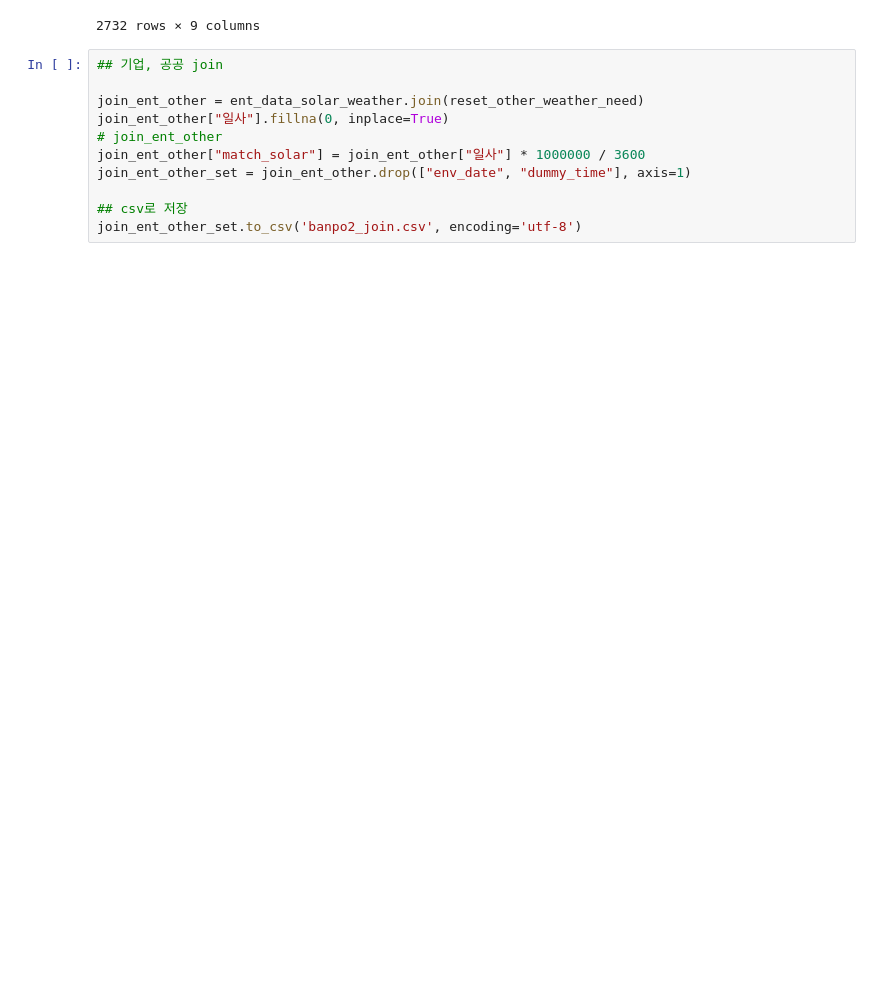
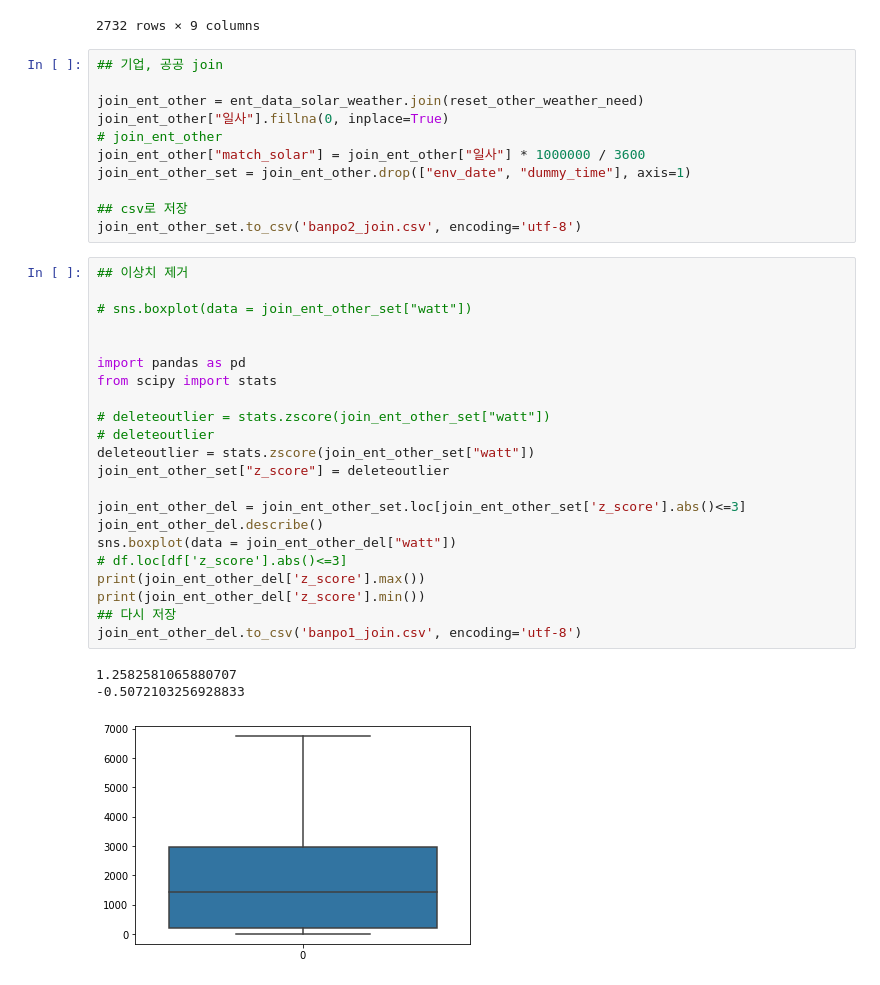
Before and after one commit to Baeseongbeen/Enittproj, a Jupyter notebook: Enitt/diff_반포써밋2.ipynb, the cells around one changed output. Cells and saved outputs as stored; diff of their text form; blank space fills up the shorter version.

```diff
--- a/Enitt/diff_반포써밋2.ipynb
+++ b/Enitt/diff_반포써밋2.ipynb
@@ -265,4 +265,30 @@ join_ent_other_set = join_ent_other.drop(["env_date", "dummy_time"], axis=1)
 
 ## csv로 저장
 join_ent_other_set.to_csv('banpo2_join.csv', encoding='utf-8')
+# %%
+## 이상치 제거
+
+# sns.boxplot(data = join_ent_other_set["watt"])
+
+
+import pandas as pd
+from scipy import stats
+
+# deleteoutlier = stats.zscore(join_ent_other_set["watt"])
+# deleteoutlier
+deleteoutlier = stats.zscore(join_ent_other_set["watt"])
+join_ent_other_set["z_score"] = deleteoutlier
+
+join_ent_other_del = join_ent_other_set.loc[join_ent_other_set['z_score'].abs()<=3]
+join_ent_other_del.describe()
+sns.boxplot(data = join_ent_other_del["watt"])
+# df.loc[df['z_score'].abs()<=3]
+print(join_ent_other_del['z_score'].max())
+print(join_ent_other_del['z_score'].min())
+## 다시 저장
+join_ent_other_del.to_csv('banpo1_join.csv', encoding='utf-8')
+# %% [output]
+1.2582581065880707
+-0.5072103256928833
+[figure, added]
 # %%
```
Also changed, not shown: parts of 6 cells of this notebook, 6 other files.
